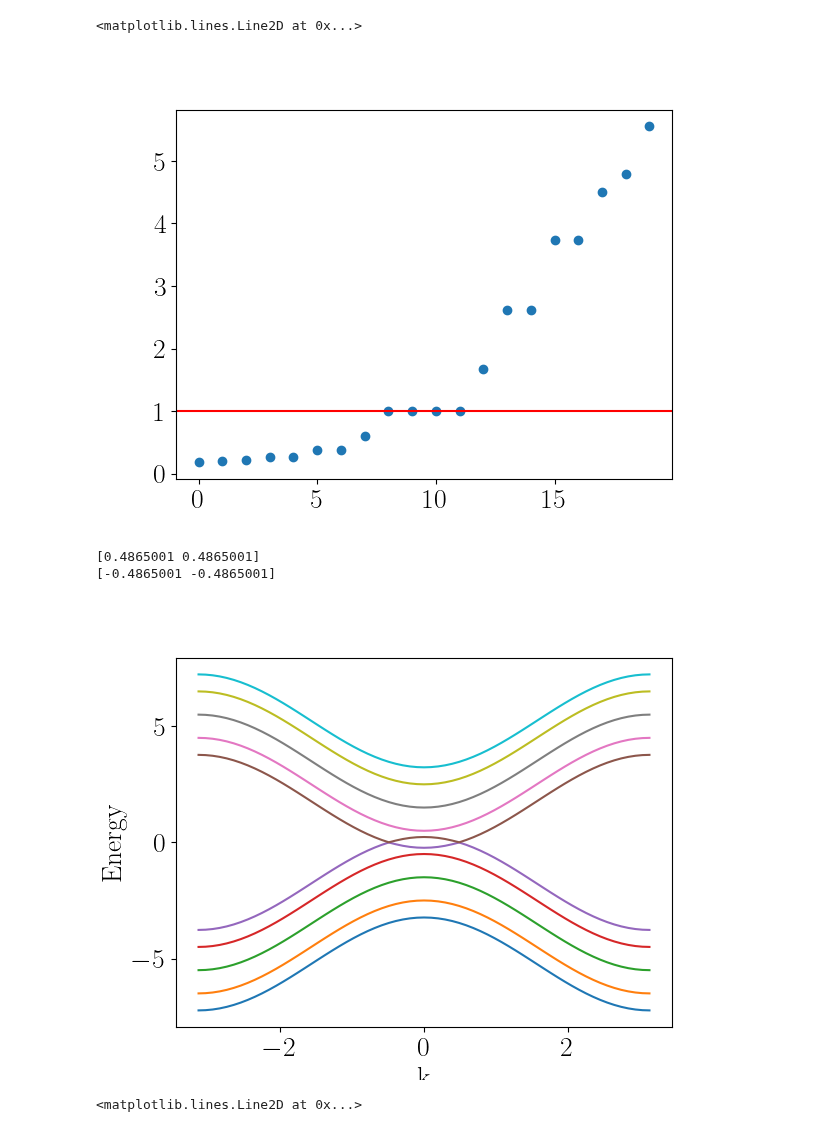
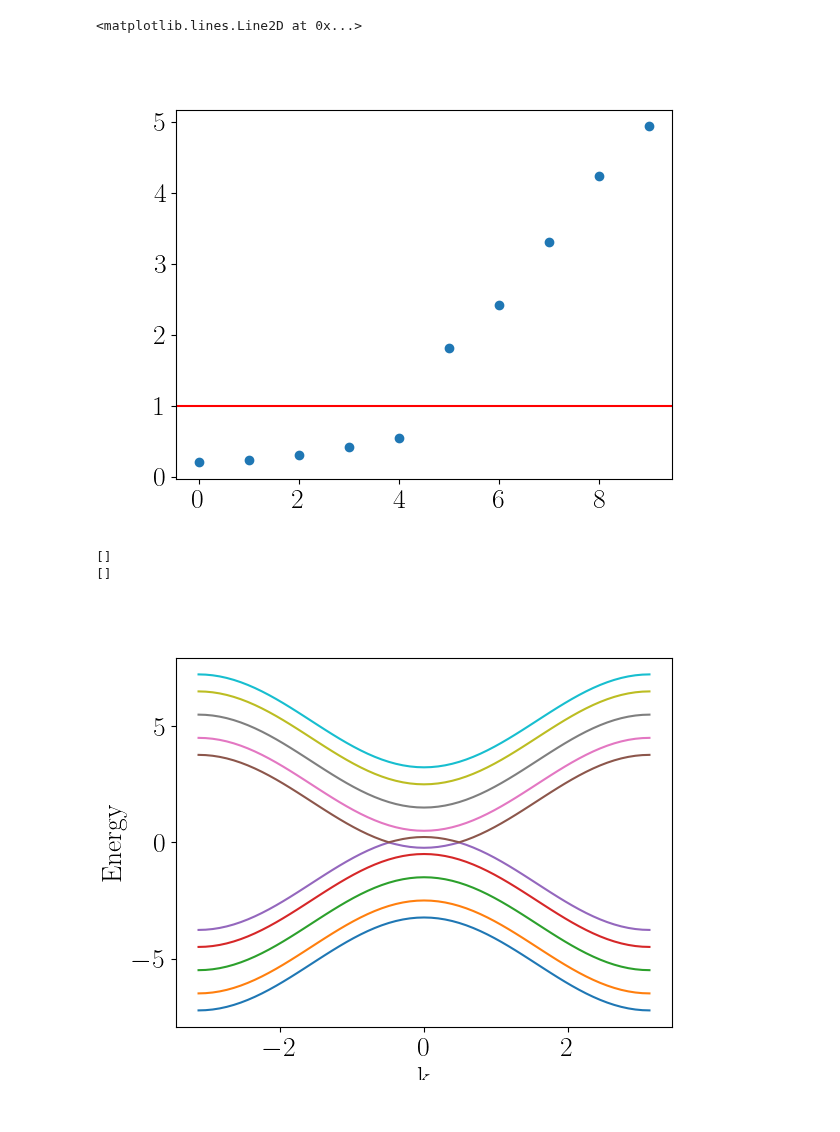
Before and after one commit to krishtoffel99/Josephson-Investigations-Old, a Jupyter notebook: Josephson effect and Supercurrents/diagnostics.ipynb, the cells around one changed output. Drawn from its saved outputs; the diff is of its cells as text; code cells hidden in the pictures.

```diff
--- a/Josephson effect and Supercurrents/diagnostics.ipynb
+++ b/Josephson effect and Supercurrents/diagnostics.ipynb
@@ -44,21 +43,21 @@ ModuleNotFoundError: No module named 'RGF_single_orbital'
 # %%
 params = JosephsonParameters(W = 5 ,
                              L = 10,
                              t = 1,
                              flux = 0,
                              energy = 0.5,
                              Delta = 0,
                              phase = 0,
                              mu = 0.5,
                              tol = 1e-4)
-F_pos , F_neg , debug_dict = calculate_transfer_matrices(0 , params)
+F_pos , F_neg , debug_dict = so.calculate_transfer_matrices(0 , params)
 evals = debug_dict['evals']
 plt.figure()
 plt.scatter(np.arange(len(evals)),np.sort(np.abs(evals)))
 plt.axhline(y = 1 , color = 'r')
 # %% [output]
 <matplotlib.lines.Line2D at 0x...>
-[figure, old version]
+[figure, new version]
 # %%
 list_of_eigenvalues = debug_dict['list_of_eigenvalues']
 pos_p_evals = list_of_eigenvalues[0]
@@ -66,15 +65,15 @@ neg_p_evals = list_of_eigenvalues[1]
 print(np.angle(pos_p_evals))
 print(np.angle(neg_p_evals))
 # %% [output]
-[0.4865001 0.4865001]
-[-0.4865001 -0.4865001]
+[]
+[]
 # %%
 # Cross-checking with kwant:
 sym = kwant.TranslationalSymmetry((-1 , 0))
 lat = kwant.lattice.square(norbs = 2)
 syst = kwant.Builder(sym)
 for i in range(params.W):
-    syst[lat(0 , i)] = 4*params.t*sz - params.mu*sz + params.Delta*sx
+    syst[lat(0 , i)] = 4*params.t*sz - params.mu*sz + params.Delta *sx
     if i > 0:
         syst[lat(0 , i), lat(0 , i-1)] = -params.t*sz
     syst[lat(1 , i) , lat(0 , i)] = -params.t*sz
@@ -82,6 +81,6 @@ for i in range(params.W):
 syst = syst.finalized()
 kwant.plotter.bands(syst);
 plt.axhline(y = params.energy , color = 'r')
+plt.tight_layout()
 # %% [output]
 [figure]
-<matplotlib.lines.Line2D at 0x...>
```
Also changed, not shown: parts of 2 cells of this notebook, 1 other file.
